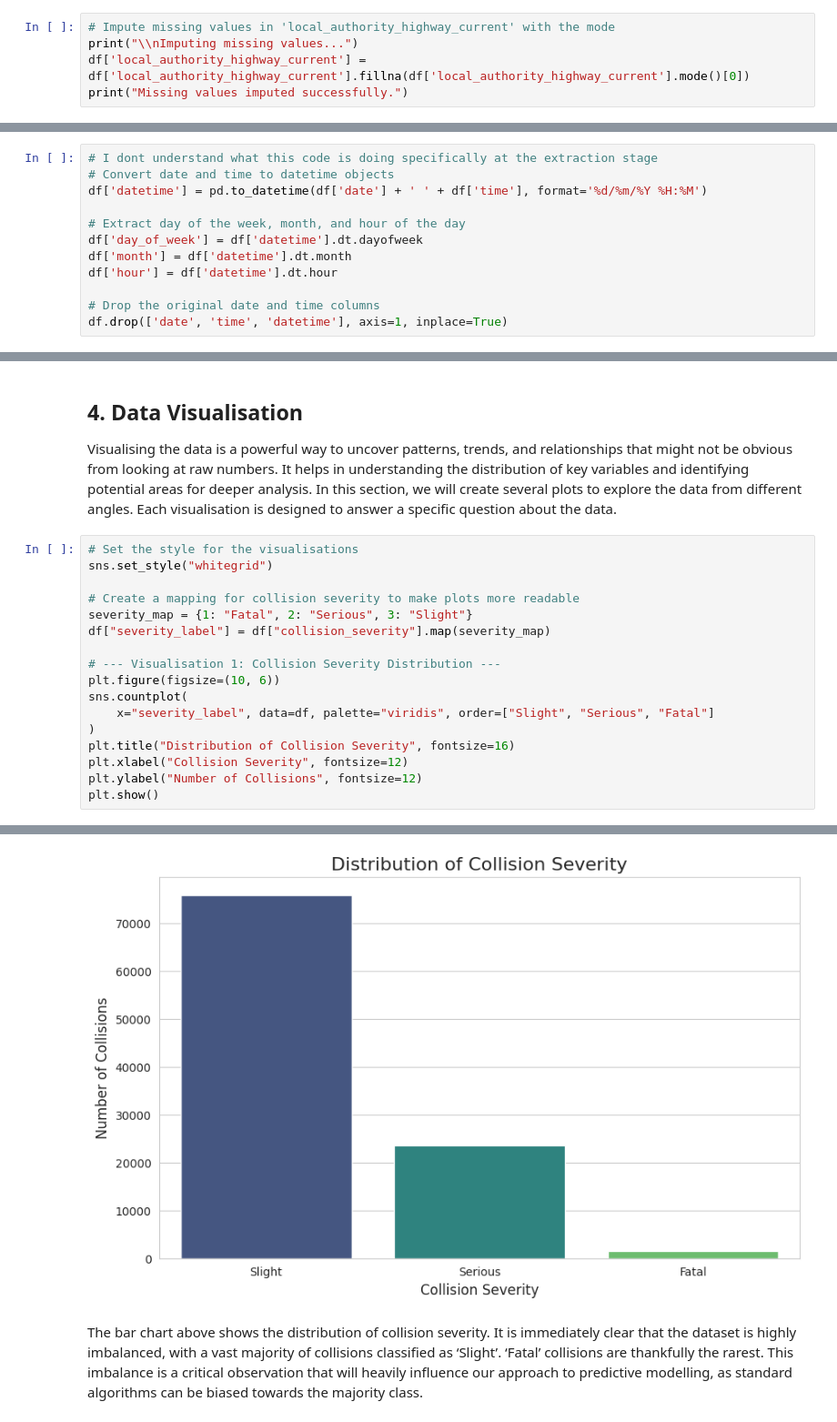
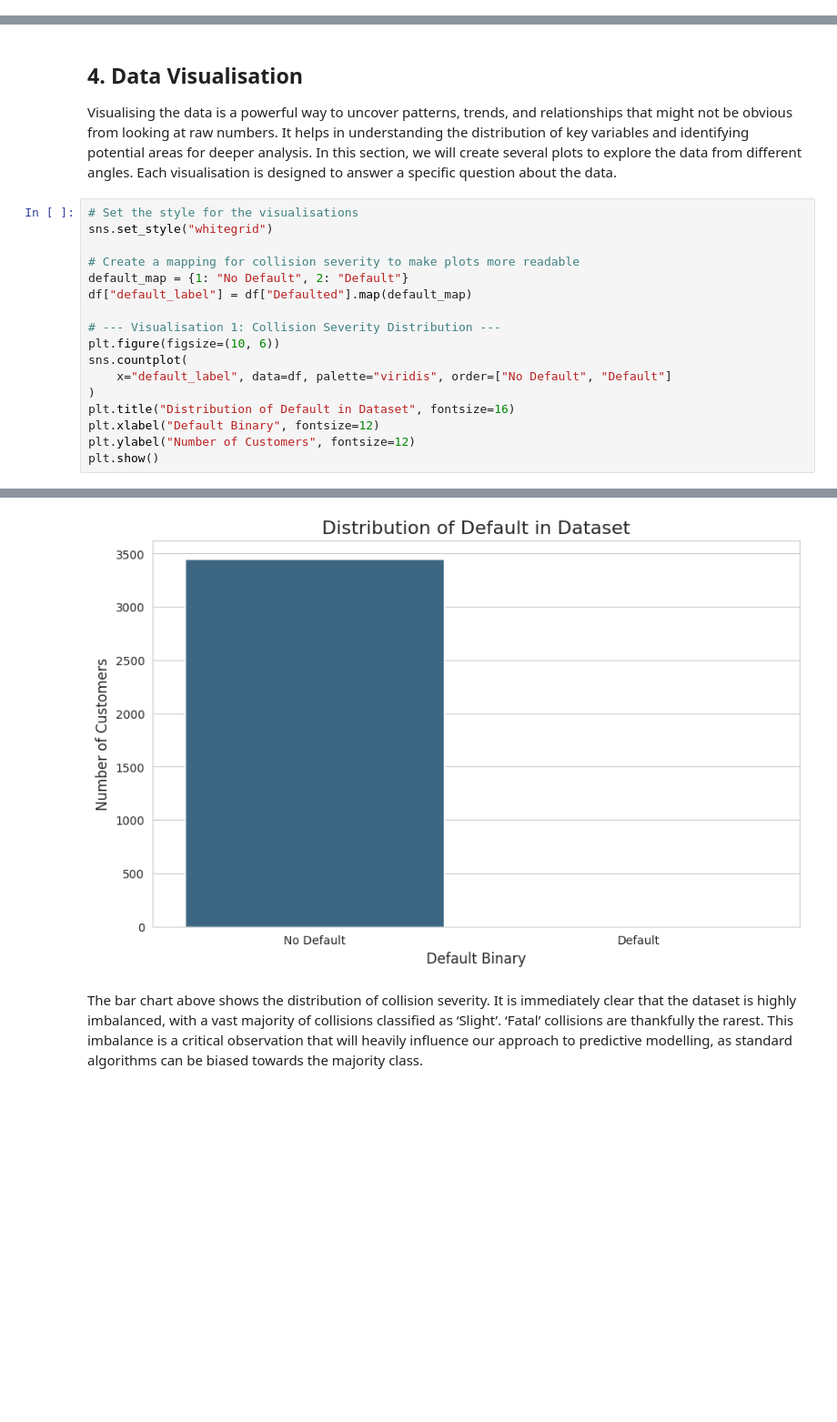
Before and after one commit to Donks9504/Business-Intelligence-and-Data-Mining, a Jupyter notebook: Credit_Card_Analysis.ipynb, the cells around one changed output, grey strips where cells are left out. Shown at 91% size. Cells and saved outputs as stored; diff of their text form; blank space fills up the shorter version.

Commit message:
V2 - Credit Card Data

```diff
--- a/Credit_Card_Analysis.ipynb
+++ b/Credit_Card_Analysis.ipynb
@@ -263,5 +206,0 @@ in the dataset.
-# %%
-# Impute missing values in 'local_authority_highway_current' with the mode
-print("\\nImputing missing values...")
-df['local_authority_highway_current'] = df['local_authority_highway_current'].fillna(df['local_authority_highway_current'].mode()[0])
-print("Missing values imputed successfully.")
@@ -283,15 +219,3 @@ modelling.
     using techniques like one-hot encoding or label encoding.
 -   Numerical variables will be scaled to a common range to avoid any
     bias in the model.
-# %%
-# I dont understand what this code is doing specifically at the extraction stage
-# Convert date and time to datetime objects
-df['datetime'] = pd.to_datetime(df['date'] + ' ' + df['time'], format='%d/%m/%Y %H:%M')
-
-# Extract day of the week, month, and hour of the day
-df['day_of_week'] = df['datetime'].dt.dayofweek
-df['month'] = df['datetime'].dt.month
-df['hour'] = df['datetime'].dt.hour
-
-# Drop the original date and time columns
-df.drop(['date', 'time', 'datetime'], axis=1, inplace=True)
@@ -309,25 +231,25 @@ visualisation is designed to answer a specific question about the data.
 # %%
 # Set the style for the visualisations
 sns.set_style("whitegrid")
 
 # Create a mapping for collision severity to make plots more readable
-severity_map = {1: "Fatal", 2: "Serious", 3: "Slight"}
-df["severity_label"] = df["collision_severity"].map(severity_map)
+default_map = {1: "No Default", 2: "Default"}
+df["default_label"] = df["Defaulted"].map(default_map)
 
 # --- Visualisation 1: Collision Severity Distribution ---
 plt.figure(figsize=(10, 6))
 sns.countplot(
-    x="severity_label", data=df, palette="viridis", order=["Slight", "Serious", "Fatal"]
+    x="default_label", data=df, palette="viridis", order=["No Default", "Default"]
 )
-plt.title("Distribution of Collision Severity", fontsize=16)
-plt.xlabel("Collision Severity", fontsize=12)
-plt.ylabel("Number of Collisions", fontsize=12)
+plt.title("Distribution of Default in Dataset", fontsize=16)
+plt.xlabel("Default Binary", fontsize=12)
+plt.ylabel("Number of Customers", fontsize=12)
 plt.show()
 # %% [output]
 Passing `palette` without assigning `hue` is deprecated and will be removed in v0.14.0. Assign the `x` variable to `hue` and set `legend=False` for the same effect.
 
   sns.countplot(
-[figure, old version]
+[figure, new version]
 # %% [markdown]
 The bar chart above shows the distribution of collision severity. It is
 immediately clear that the dataset is highly imbalanced, with a vast
```
Also changed, not shown: parts of 8 cells of this notebook.
